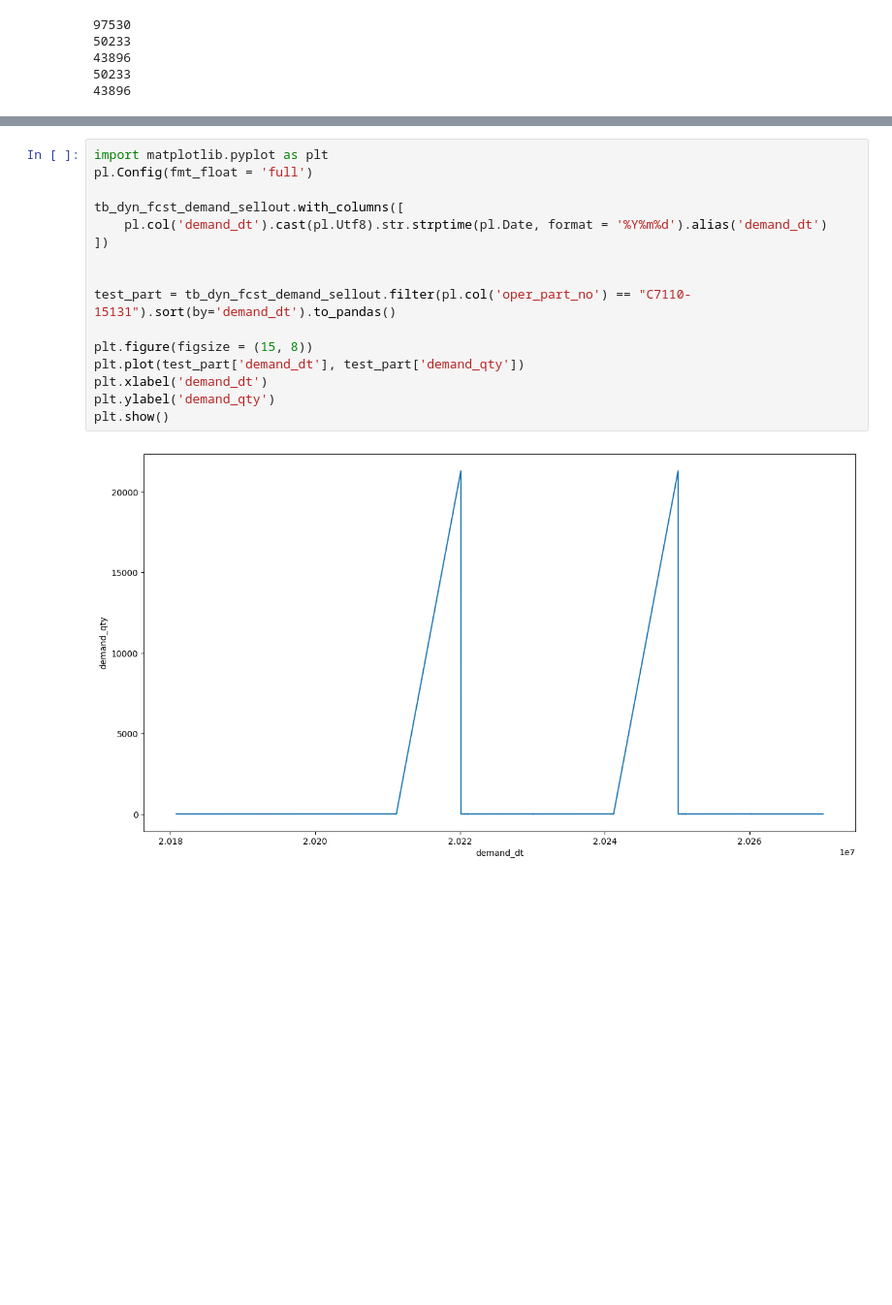
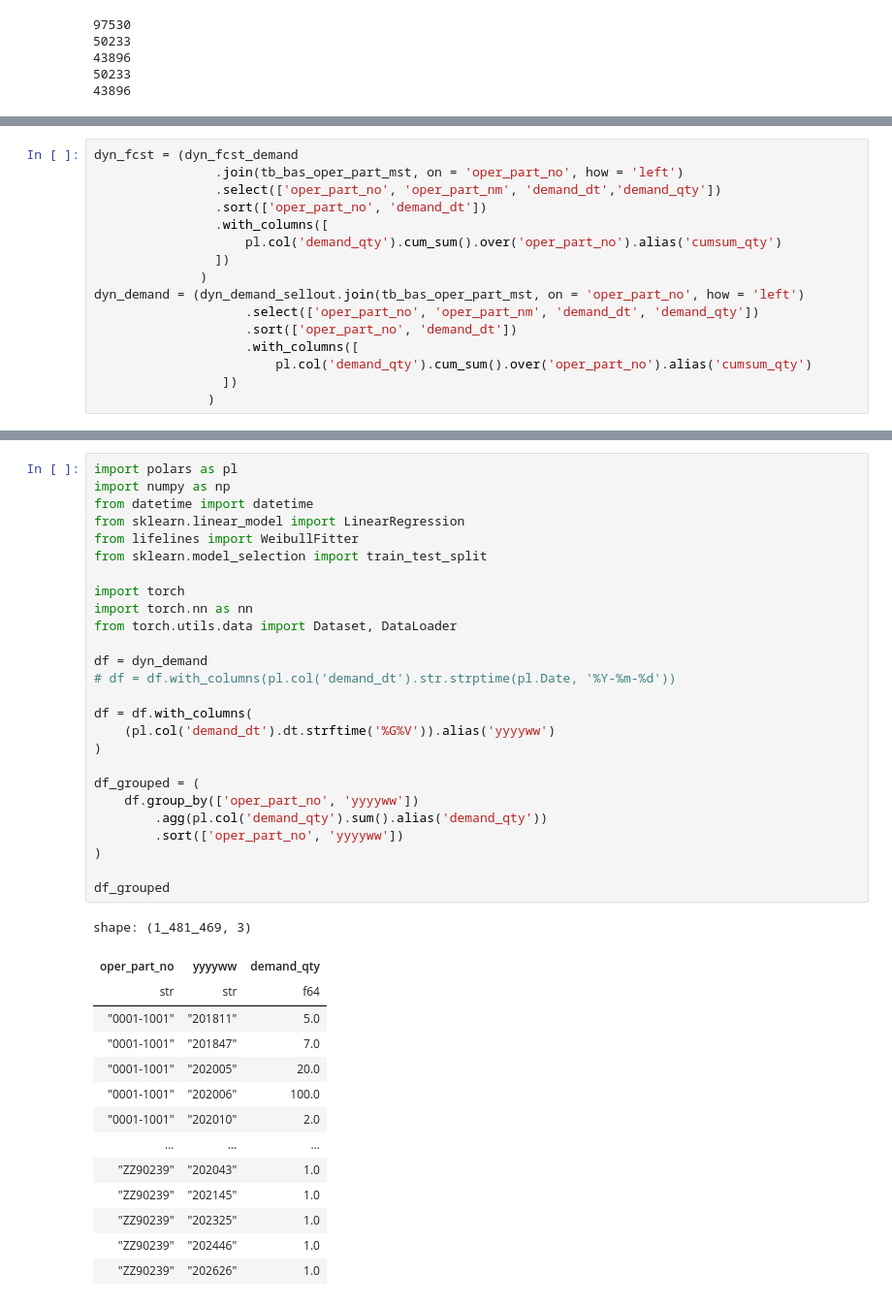
Before and after one commit to LeeKwanHyeong/data_research, a Jupyter notebook: preprocessing/preprocessing1.ipynb, the cells around one changed output, grey strips where cells are left out. Shown at 97% size. Drawn from its saved outputs; the diff is of its cells as text; blank space fills up the shorter version.

```diff
--- a/preprocessing/preprocessing1.ipynb
+++ b/preprocessing/preprocessing1.ipynb
@@ -58,0 +70,16 @@ shape: (1_723_020, 4)
+# %%
+dyn_fcst = (dyn_fcst_demand
+                .join(tb_bas_oper_part_mst, on = 'oper_part_no', how = 'left')
+                .select(['oper_part_no', 'oper_part_nm', 'demand_dt','demand_qty'])
+                .sort(['oper_part_no', 'demand_dt'])
+                .with_columns([
+                    pl.col('demand_qty').cum_sum().over('oper_part_no').alias('cumsum_qty')
+                ])
+              )
+dyn_demand = (dyn_demand_sellout.join(tb_bas_oper_part_mst, on = 'oper_part_no', how = 'left')
+                    .select(['oper_part_no', 'oper_part_nm', 'demand_dt', 'demand_qty'])
+                    .sort(['oper_part_no', 'demand_dt'])
+                    .with_columns([
+                        pl.col('demand_qty').cum_sum().over('oper_part_no').alias('cumsum_qty')
+                 ])
+               )
@@ -75,18 +137,41 @@ shape: (1_723_020, 4)
-# %%
-import matplotlib.pyplot as plt
-pl.Config(fmt_float = 'full')
-
-tb_dyn_fcst_demand_sellout.with_columns([
-    pl.col('demand_dt').cast(pl.Utf8).str.strptime(pl.Date, format = '%Y%m%d').alias('demand_dt')
-])
-
-
-test_part = tb_dyn_fcst_demand_sellout.filter(pl.col('oper_part_no') == "C7110-15131").sort(by='demand_dt').to_pandas()
-
-plt.figure(figsize = (15, 8))
-plt.plot(test_part['demand_dt'], test_part['demand_qty'])
-plt.xlabel('demand_dt')
-plt.ylabel('demand_qty')
-plt.show()
-# %% [output]
-[figure, removed]
+# %%
+import polars as pl
+import numpy as np
+from datetime import datetime
+from sklearn.linear_model import LinearRegression
+from lifelines import WeibullFitter
+from sklearn.model_selection import train_test_split
+
+import torch
+import torch.nn as nn
+from torch.utils.data import Dataset, DataLoader
+
+df = dyn_demand
+# df = df.with_columns(pl.col('demand_dt').str.strptime(pl.Date, '%Y-%m-%d'))
+
+df = df.with_columns(
+    (pl.col('demand_dt').dt.strftime('%G%V')).alias('yyyyww')
+)
+
+df_grouped = (
+    df.group_by(['oper_part_no', 'yyyyww'])
+        .agg(pl.col('demand_qty').sum().alias('demand_qty'))
+        .sort(['oper_part_no', 'yyyyww'])
+)
+
+df_grouped
+# %% [output]
+shape: (1_481_469, 3)
+| oper_part_no | yyyyww | demand_qty |
+| str | str | f64 |
+| "0001-1001" | "201811" | 5.0 |
+| "0001-1001" | "201847" | 7.0 |
+| "0001-1001" | "202005" | 20.0 |
+| "0001-1001" | "202006" | 100.0 |
+| "0001-1001" | "202010" | 2.0 |
+| … | … | … |
+| "ZZ90239" | "202043" | 1.0 |
+| "ZZ90239" | "202145" | 1.0 |
+| "ZZ90239" | "202325" | 1.0 |
+| "ZZ90239" | "202446" | 1.0 |
+| "ZZ90239" | "202626" | 1.0 |
```
Also changed, not shown: parts of 10 cells of this notebook, 4 other files.
